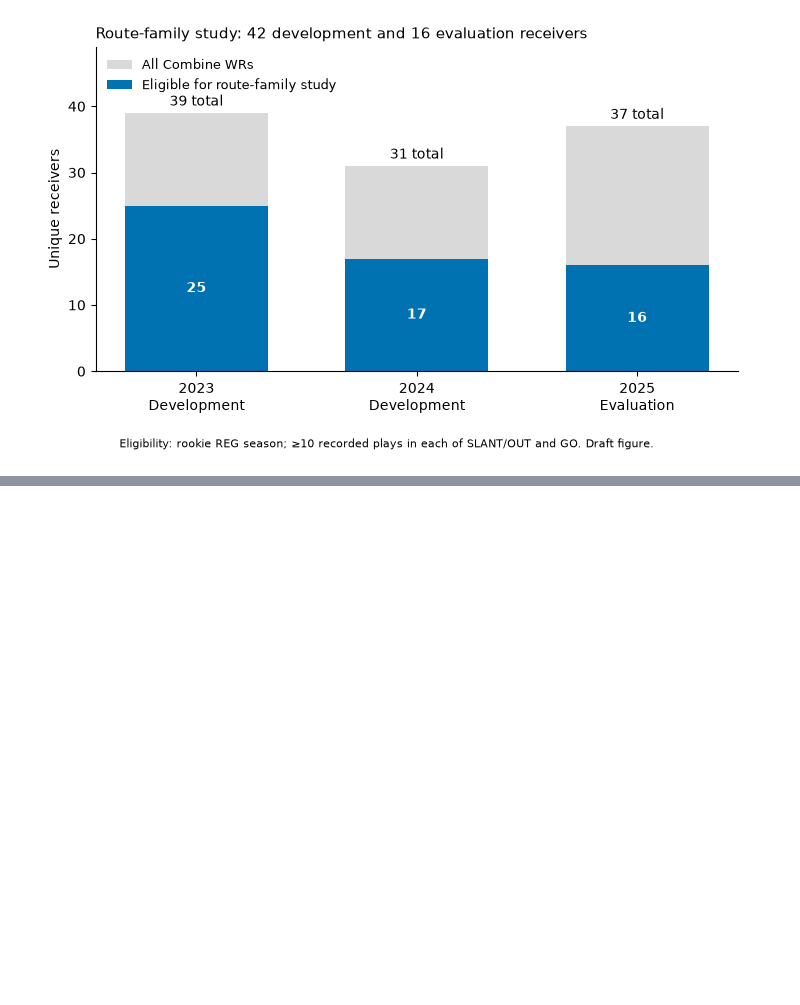
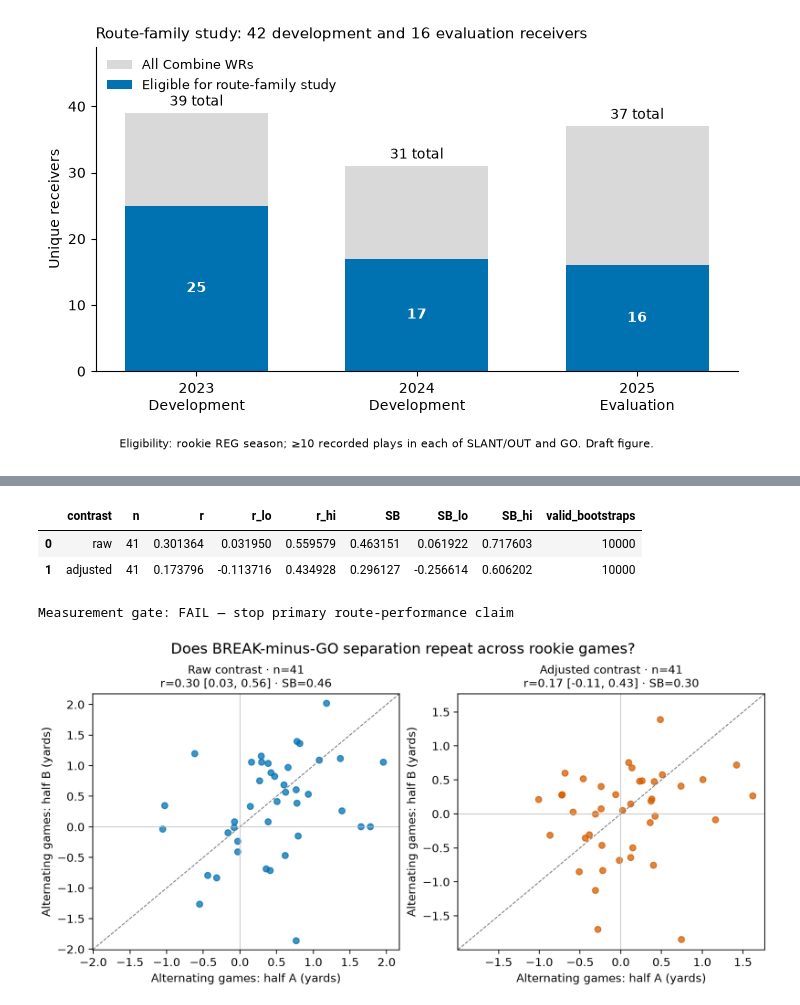
Before and after one commit to rajm012/nfl-kaggle, a Jupyter notebook: notebooks/submission.ipynb, the cells around one changed output, grey strips where cells are left out. Saved outputs shown, nothing was run; the diff lists cells and outputs as text; code cells hidden in the pictures; blank space fills up the shorter version.

```diff
--- a/notebooks/submission.ipynb
+++ b/notebooks/submission.ipynb
@@ -149,0 +319,44 @@ This starter is not ready for publication or submission.
+# %%
+# Materialise only 2023–24 candidate WR outcomes and small conventional reference.
+reference = con.sql("""SELECT c.*,p.draft_overall_pick FROM combine_results c
+    JOIN players p USING(nfl_id)
+    WHERE c.combine_position='WR' AND c.draft_year IN (2023,2024)""").df()
+dev = con.sql("""SELECT pp.*,c.draft_year,c.combine_position,c.forty,
+    c.combine_weight,c.combine_height,p.draft_overall_pick
+    FROM player_play pp JOIN games g USING(game_id)
+    JOIN combine_results c USING(nfl_id) JOIN players p USING(nfl_id)
+    WHERE c.combine_position='WR' AND c.draft_year IN (2023,2024)
+      AND g.season_type='REG' AND g.season=c.draft_year
+      AND pp.play_nullified_by_penalty='N' AND pp.route_ran IN ('SLANT','OUT','GO')
+      AND pp.separation_at_pass_forward IS NOT NULL""").df()
+dev['BREAK'] = (dev.route_ran!='GO').astype(int)
+counts = dev.groupby(['nfl_id','BREAK']).size().unstack(fill_value=0)
+eligible = counts.index[(counts[0]>=10)&(counts[1]>=10)]
+dev = dev[dev.nfl_id.isin(eligible)].dropna(subset=[
+    'down','yards_to_go','combine_weight','combine_height']).copy()
+counts = dev.groupby(['nfl_id','BREAK']).size().unstack(fill_value=0)
+eligible = counts.index[(counts[0]>=10)&(counts[1]>=10)]
+dev = dev[dev.nfl_id.isin(eligible)].copy()
+assert dev.draft_year.isin([2023,2024]).all()
+assert dev.nfl_id.nunique() >= 35
+dev, metadata = preprocess_development(dev,reference,include_turn=False)
+x, weights, dropped = baseline_design(dev,metadata)
+rows, contrasts, baseline, passes = measurement_screen(dev,x,weights)
+display(pd.DataFrame(rows))
+summary = {'development_players':int(dev.nfl_id.nunique()),'development_plays':len(dev),
+    'design_rank':x.shape[1],'dropped_columns':dropped,'diagnostic':rows,
+    'screen_passes':bool(passes),'primary_TURN_association_fitted':False,
+    'evaluation_outcomes_opened':False}
+print('Measurement gate:', 'PASS' if passes else 'FAIL — stop primary route-performance claim')
+Path('reports').mkdir(exist_ok=True)
+Path('reports/notebook_measurement.json').write_text(json.dumps(summary,indent=2,allow_nan=False))
+plot_screen(contrasts,rows,out/'study3_measurement.png')
+from IPython.display import Image, display
+display(Image(filename=str(out/'study3_measurement.png')))
+con.close()
+# %% [output]
+|  | contrast | n | r | r_lo | r_hi | SB | SB_lo | SB_hi | valid_bootstraps |
+| 0 | raw | 41 | 0.301364 | 0.031950 | 0.559579 | 0.463151 | 0.061922 | 0.717603 | 10000 |
+| 1 | adjusted | 41 | 0.173796 | -0.113716 | 0.434928 | 0.296127 | -0.256614 | 0.606202 | 10000 |
+Measurement gate: FAIL — stop primary route-performance claim
+[figure, added]
```
Also changed, not shown: parts of 7 cells of this notebook, 56 other files.
